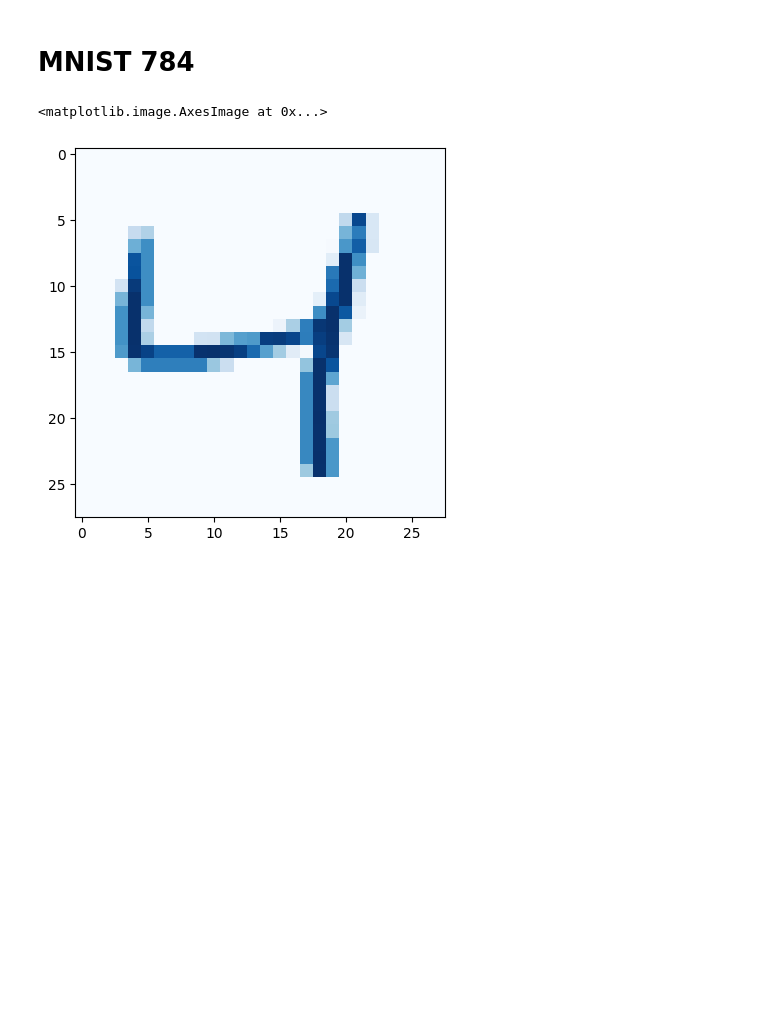
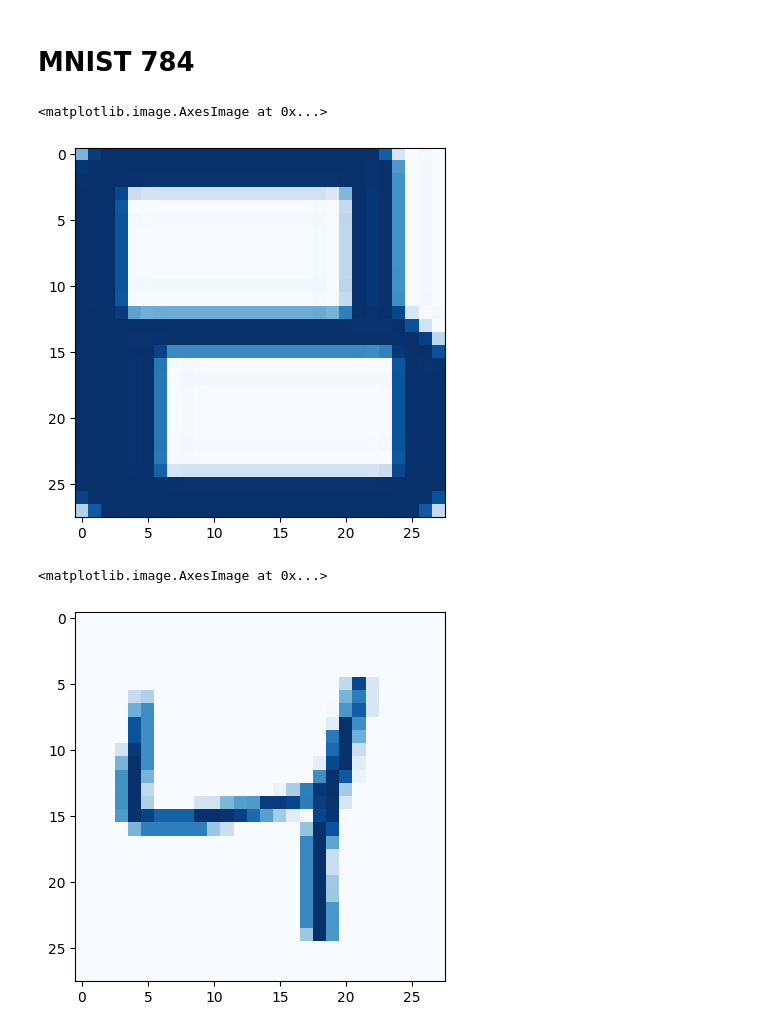
Before and after one commit to MuXauJl11110/PAUS-For-WB, a Jupyter notebook: Run.ipynb, the cells around one changed output. Cells and saved outputs as stored; diff of their text form; code cells hidden in the pictures; blank space fills up the shorter version.

```diff
--- a/Run.ipynb
+++ b/Run.ipynb
@@ -16,6 +17,15 @@ from utils.tm import get_2d_tm, get_1d_tm
 np.random.seed(30)
 # %% [markdown]
 # MNIST 784
+# %%
+letters = load_notMNIST_small("B")
+# %%
+img = letters[0].reshape(28,28)
+
+plt.imshow(img, cmap="Blues")
+# %% [output]
+<matplotlib.image.AxesImage at 0x...>
+[figure, added]
 # %%
 digits = load_mnist784(4)
 # %%
```
Also changed, not shown: parts of 18 cells of this notebook, 28 other files.
